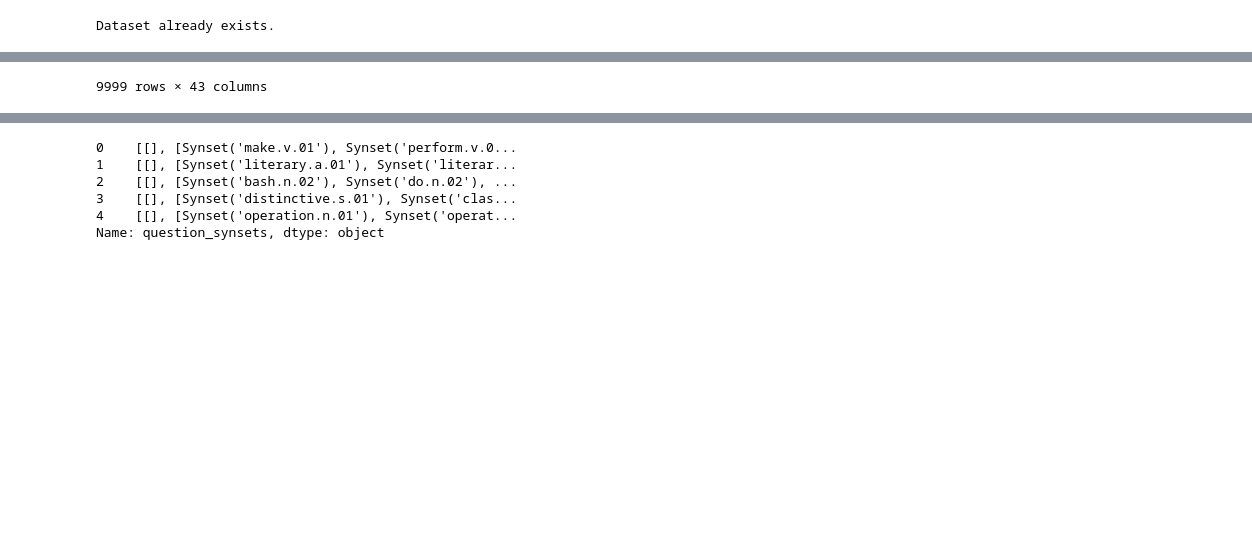
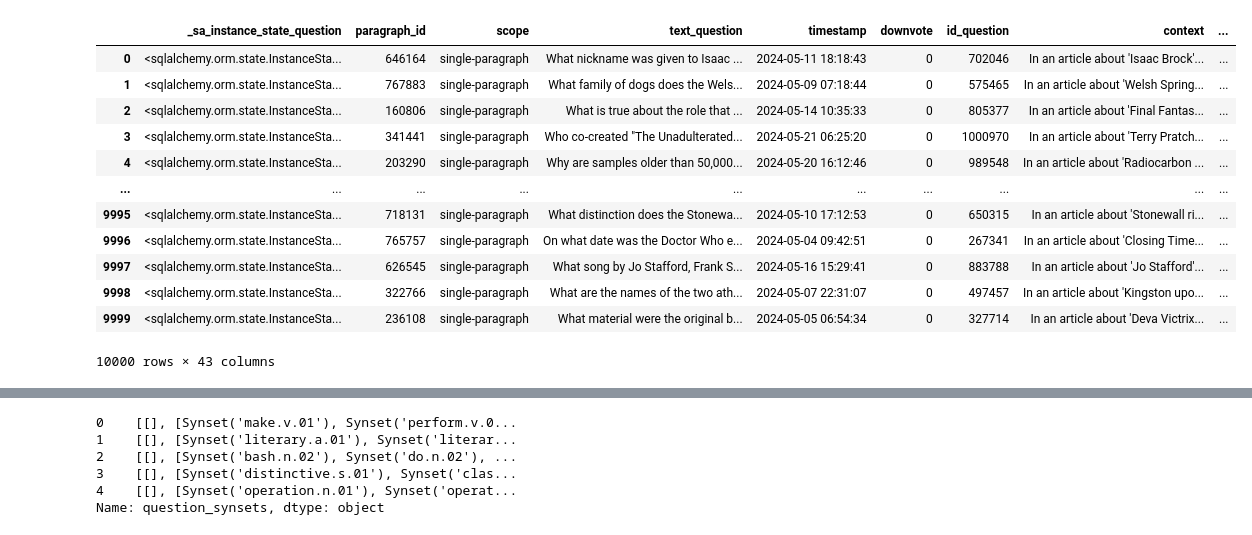
Before and after one commit to nociza/askme-vllm, a Jupyter notebook: experiments/statistics_sample.ipynb, the cells around one changed output, grey strips where cells are left out. Drawn from its saved outputs; the diff is of its cells as text; code cells hidden in the pictures; blank space fills up the shorter version.

```diff
--- a/experiments/statistics_sample.ipynb
+++ b/experiments/statistics_sample.ipynb
@@ -1,14 +1,26 @@
 # %%
 import pandas as pd
 from lib.data_utils import fetch_and_prepare_data
 
-sample_size = 10000
+sample_size = 10_000
 try:
-    data_df = pd.read_csv('data_samples/paragraph-questions-10000.csv')
+    data_df = pd.read_csv('data_samples/paragraph-questions-10k.csv')
     print('Dataset already exists.')
 except FileNotFoundError:
     data_df = await fetch_and_prepare_data(sample_size)
-    data_df.to_csv('data_samples/paragraph-questions-10000.csv', index=False)
+    data_df.to_csv('data_samples/paragraph-questions-10k.csv', index=False)
 data_df
 # %% [output]
+|  | _sa_instance_state_question | paragraph_id | scope | text_question | timestamp | downvote | id_question | context | ... |
+| 0 | <sqlalchemy.orm.state.InstanceSta... | 646164 | single-paragraph | What nickname was given to Isaac ... | 2024-05-11 18:18:43 | 0 | 702046 | In an article about 'Isaac Brock'... | ... |
+| 1 | <sqlalchemy.orm.state.InstanceSta... | 767883 | single-paragraph | What family of dogs does the Wels... | 2024-05-09 07:18:44 | 0 | 575465 | In an article about 'Welsh Spring... | ... |
+| 2 | <sqlalchemy.orm.state.InstanceSta... | 160806 | single-paragraph | What is true about the role that ... | 2024-05-14 10:35:33 | 0 | 805377 | In an article about 'Final Fantas... | ... |
+| 3 | <sqlalchemy.orm.state.InstanceSta... | 341441 | single-paragraph | Who co-created "The Unadulterated... | 2024-05-21 06:25:20 | 0 | 1000970 | In an article about 'Terry Pratch... | ... |
+| 4 | <sqlalchemy.orm.state.InstanceSta... | 203290 | single-paragraph | Why are samples older than 50,000... | 2024-05-20 16:12:46 | 0 | 989548 | In an article about 'Radiocarbon ... | ... |
+| ... | ... | ... | ... | ... | ... | ... | ... | ... | ... |
+| 9995 | <sqlalchemy.orm.state.InstanceSta... | 718131 | single-paragraph | What distinction does the Stonewa... | 2024-05-10 17:12:53 | 0 | 650315 | In an article about 'Stonewall ri... | ... |
+| 9996 | <sqlalchemy.orm.state.InstanceSta... | 765757 | single-paragraph | On what date was the Doctor Who e... | 2024-05-04 09:42:51 | 0 | 267341 | In an article about 'Closing Time... | ... |
+| 9997 | <sqlalchemy.orm.state.InstanceSta... | 626545 | single-paragraph | What song by Jo Stafford, Frank S... | 2024-05-16 15:29:41 | 0 | 883788 | In an article about 'Jo Stafford'... | ... |
+| 9998 | <sqlalchemy.orm.state.InstanceSta... | 322766 | single-paragraph | What are the names of the two ath... | 2024-05-07 22:31:07 | 0 | 497457 | In an article about 'Kingston upo... | ... |
+| 9999 | <sqlalchemy.orm.state.InstanceSta... | 236108 | single-paragraph | What material were the original b... | 2024-05-05 06:54:34 | 0 | 327714 | In an article about 'Deva Victrix... | ... |
-Dataset already exists.
+10000 rows × 43 columns
@@ -27 +26,0 @@ Dataset already exists.
-9999 rows × 43 columns
```
Also changed, not shown: parts of 5 cells of this notebook, 7 other files.
